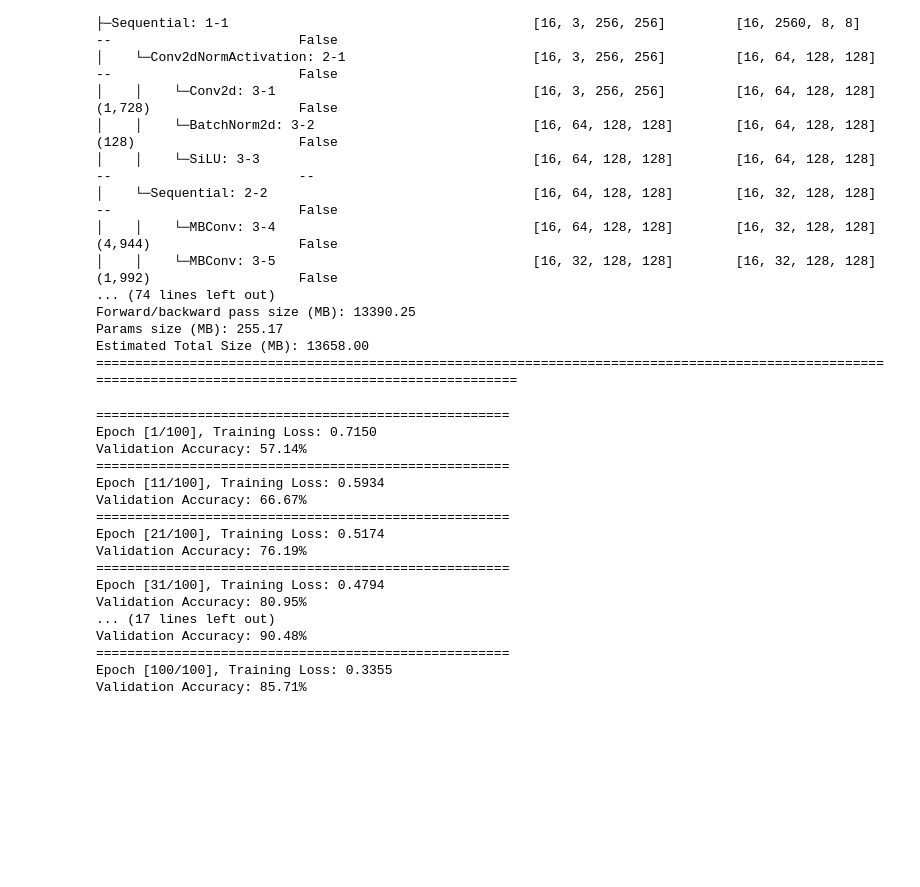
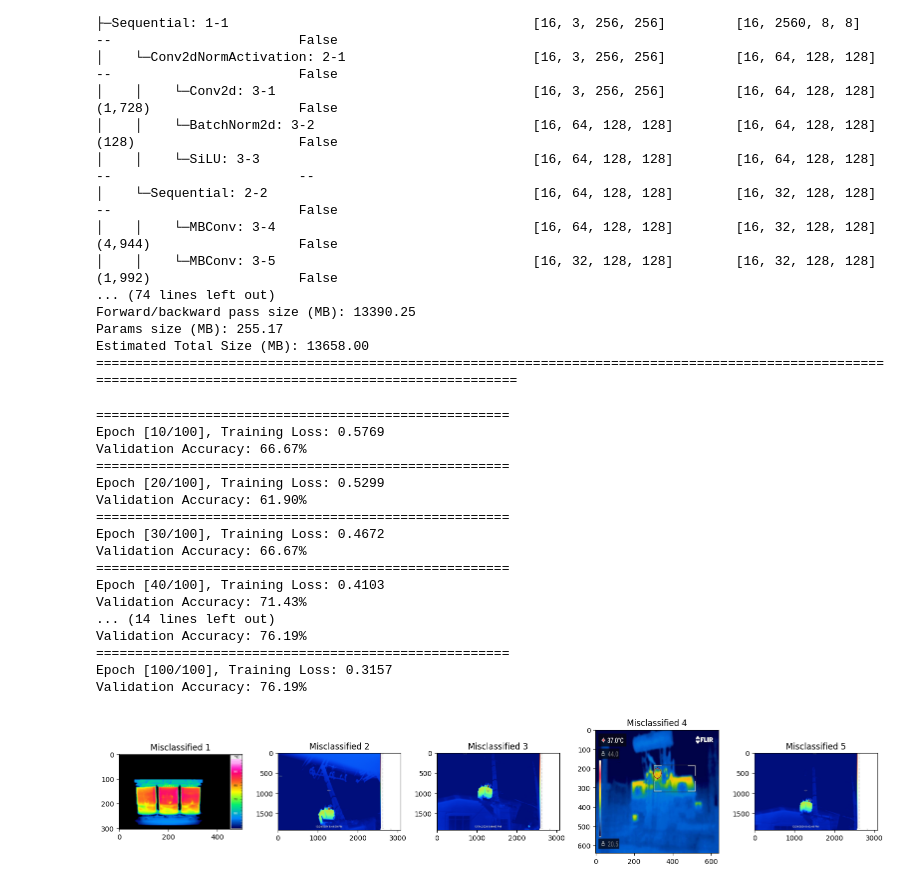
Before and after one commit to Warren-SJ/Transformer-Thermal-AI-Model, a Jupyter notebook: cnn_trials.ipynb, the cells around one changed output. Cells and saved outputs as stored; diff of their text form; code cells hidden in the pictures; blank space fills up the shorter version.

Commit message:
Update visualization

```diff
--- a/cnn_trials.ipynb
+++ b/cnn_trials.ipynb
@@ -137,6 +139,9 @@ optimizer = torch.optim.Adam(model.parameters(), lr=0.0001)
 misclassified_images = []
 misclassified_paths = []
 # %%
+max_accuracy = 0.0
+os.makedirs('models', exist_ok=True)
+
 for epoch in range(num_epochs):
     model.train()
     running_loss = 0.0
@@ -172,33 +177,42 @@ for epoch in range(num_epochs):
             total += labels.size(0)
             correct += (predicted == labels).sum().item()
             mis_mask = (predicted != labels)
-            if mis_mask.any():
-                idx_list = mis_mask.nonzero(as_tuple=False).squeeze(1).cpu().tolist()
-                misclassified_images.extend(images[mis_mask].cpu())
-                if paths and paths[0] is not None:
-                    misclassified_paths.extend([paths[i] for i in idx_list])
+            if (epoch == num_epochs - 1):
+                if mis_mask.any().item():
+                    idx_list = mis_mask.nonzero(as_tuple=False).squeeze(1).cpu().tolist()
+                    for i in idx_list:
+                        misclassified_images.append(images[i].detach().cpu())
+                        if paths and paths[0] is not None:
+                            misclassified_paths.append(paths[i])
 
     accuracy = 100 * correct / total
+    if accuracy > max_accuracy:
+        max_accuracy = accuracy
+        torch.save(model.state_dict(), 'models/best_model.pth')
 
-    if epoch % 10 == 0 or epoch == num_epochs - 1:
+    if (epoch+1) % 10 == 0 or epoch == num_epochs - 1:
         print("=====================================================")
         print(f"Epoch [{epoch+1}/{num_epochs}], Training Loss: {epoch_loss:.4f}")
         print(f'Validation Accuracy: {accuracy:.2f}%')
 # %% [output]
 =====================================================
-Epoch [1/100], Training Loss: 0.7150
-Validation Accuracy: 57.14%
-=====================================================
-Epoch [11/100], Training Loss: 0.5934
+Epoch [10/100], Training Loss: 0.5769
 Validation Accuracy: 66.67%
 =====================================================
-Epoch [21/100], Training Loss: 0.5174
+Epoch [20/100], Training Loss: 0.5299
+Validation Accuracy: 61.90%
+=====================================================
+Epoch [30/100], Training Loss: 0.4672
+Validation Accuracy: 66.67%
+=====================================================
+Epoch [40/100], Training Loss: 0.4103
+Validation Accuracy: 71.43%
+... (14 lines left out)
 Validation Accuracy: 76.19%
 =====================================================
-Epoch [31/100], Training Loss: 0.4794
-Validation Accuracy: 80.95%
-... (17 lines left out)
-Validation Accuracy: 90.48%
-=====================================================
-Epoch [100/100], Training Loss: 0.3355
-Validation Accuracy: 85.71%
+Epoch [100/100], Training Loss: 0.3157
+Validation Accuracy: 76.19%
+# %%
+view_misclassified_images_cnn(misclassified_paths = misclassified_paths, max_images=20, cols=5)
+# %% [output]
+[figure, added]
```
Also changed, not shown: parts of 1 cell of this notebook, 1 other file.
